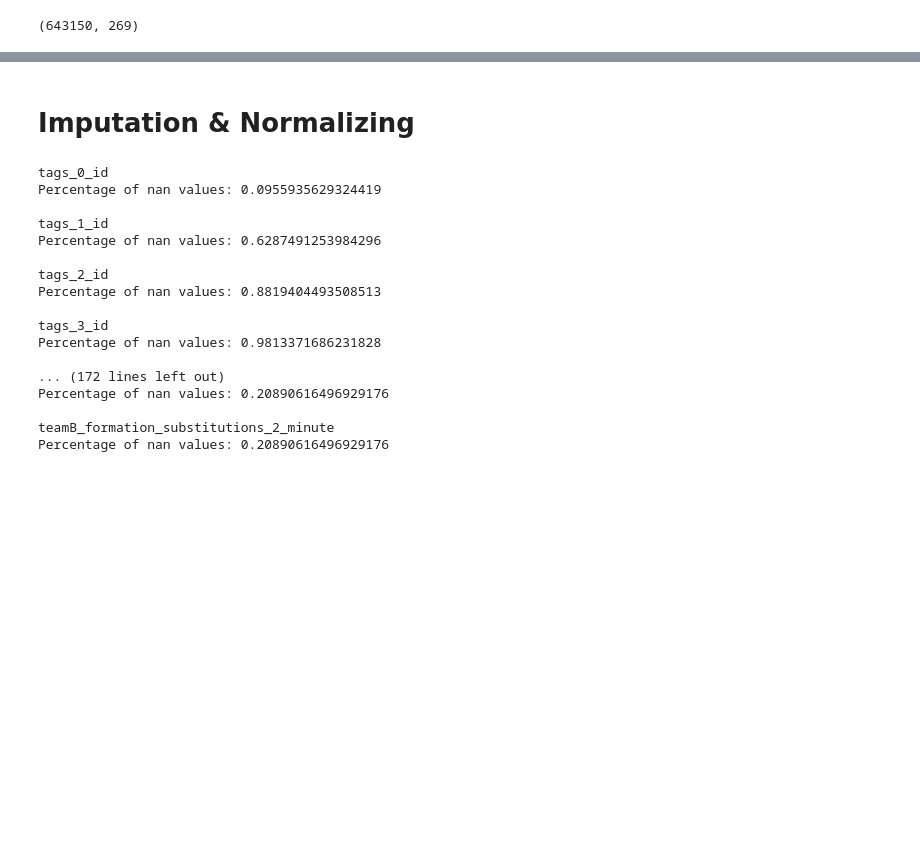
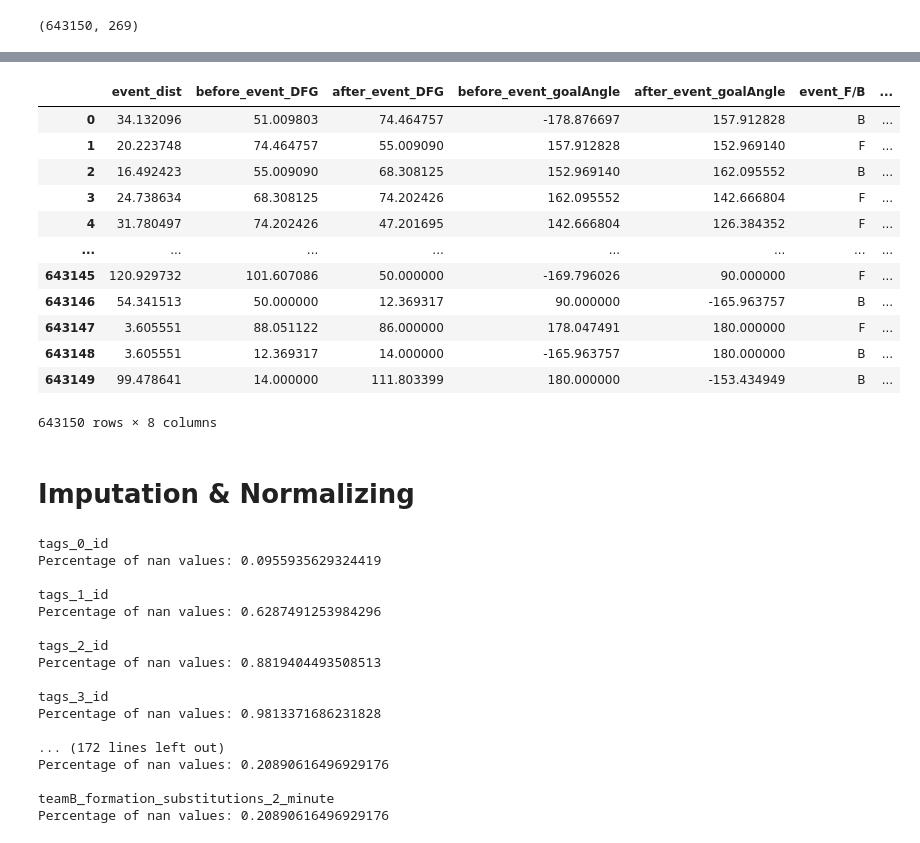
Before and after one commit to szmidapatrik/player-role-identification, a Jupyter notebook: wyscout_datasets.ipynb, the cells around one changed output, grey strips where cells are left out. Cells and saved outputs as stored; diff of their text form; code cells hidden in the pictures; blank space fills up the shorter version.

```diff
--- a/wyscout_datasets.ipynb
+++ b/wyscout_datasets.ipynb
@@ -180,3 +254,46 @@ df.shape
+# %%
+# Distance of event
+df['event_dist'] = np.sqrt((df['positions_1_x'] - df['positions_0_x']) ** 2 + (df['positions_1_y'] - df['positions_0_y']) ** 2)
+
+# Distance from opponent goal before event
+df['before_event_DFG'] = np.sqrt((OPPONENT_GOAL_X - df['positions_0_x']) ** 2 + (OPPONENT_GOAL_Y - df['positions_0_y']) ** 2)
+
+# Distance from opponent goal after event
+df['after_event_DFG'] = np.sqrt((OPPONENT_GOAL_X - df['positions_1_x']) ** 2 + (OPPONENT_GOAL_Y - df['positions_1_y']) ** 2)
+
+# Angle of event - not sure if needed, goal angles may be enough
+# df['event_angle'] = df.apply(calc_degree, axis=1)
+
+# Angle to opponent goal before event
+df['before_event_goalAngle'] = df.apply(calc_degree_before, axis=1)
+
+# Angle to opponent goal after event
+df['after_event_goalAngle'] = df.apply(calc_degree_after, axis=1)
+
+# Forward or backward event (for example: pass)
+df['event_F/B'] = df.apply(forward_or_backward, axis=1)
+
+# In penalty box before event
+df['before_event_in_penalty_box'] = df.apply(is_penalty_box_before, axis=1)
+
+# In penalty box after event
+df['after_event_in_penalty_box'] = df.apply(is_penalty_box_after, axis=1)
+# %%
+df[['event_dist', 'before_event_DFG', 'after_event_DFG', 'before_event_goalAngle', 'after_event_goalAngle', 'event_F/B', 'before_event_in_penalty_box', 'after_event_in_penalty_box']]
+# %% [output]
+|  | event_dist | before_event_DFG | after_event_DFG | before_event_goalAngle | after_event_goalAngle | event_F/B | ... |
+| 0 | 34.132096 | 51.009803 | 74.464757 | -178.876697 | 157.912828 | B | ... |
+| 1 | 20.223748 | 74.464757 | 55.009090 | 157.912828 | 152.969140 | F | ... |
+| 2 | 16.492423 | 55.009090 | 68.308125 | 152.969140 | 162.095552 | B | ... |
+| 3 | 24.738634 | 68.308125 | 74.202426 | 162.095552 | 142.666804 | F | ... |
+| 4 | 31.780497 | 74.202426 | 47.201695 | 142.666804 | 126.384352 | F | ... |
+| ... | ... | ... | ... | ... | ... | ... | ... |
+| 643145 | 120.929732 | 101.607086 | 50.000000 | -169.796026 | 90.000000 | F | ... |
+| 643146 | 54.341513 | 50.000000 | 12.369317 | 90.000000 | -165.963757 | B | ... |
+| 643147 | 3.605551 | 88.051122 | 86.000000 | 178.047491 | 180.000000 | F | ... |
+| 643148 | 3.605551 | 12.369317 | 14.000000 | -165.963757 | 180.000000 | B | ... |
+| 643149 | 99.478641 | 14.000000 | 111.803399 | 180.000000 | -153.434949 | B | ... |
+643150 rows × 8 columns
 # %% [markdown]
 # Imputation & Normalizing
 # %%
```
Also changed, not shown: parts of 12 cells of this notebook, 3 other files.
